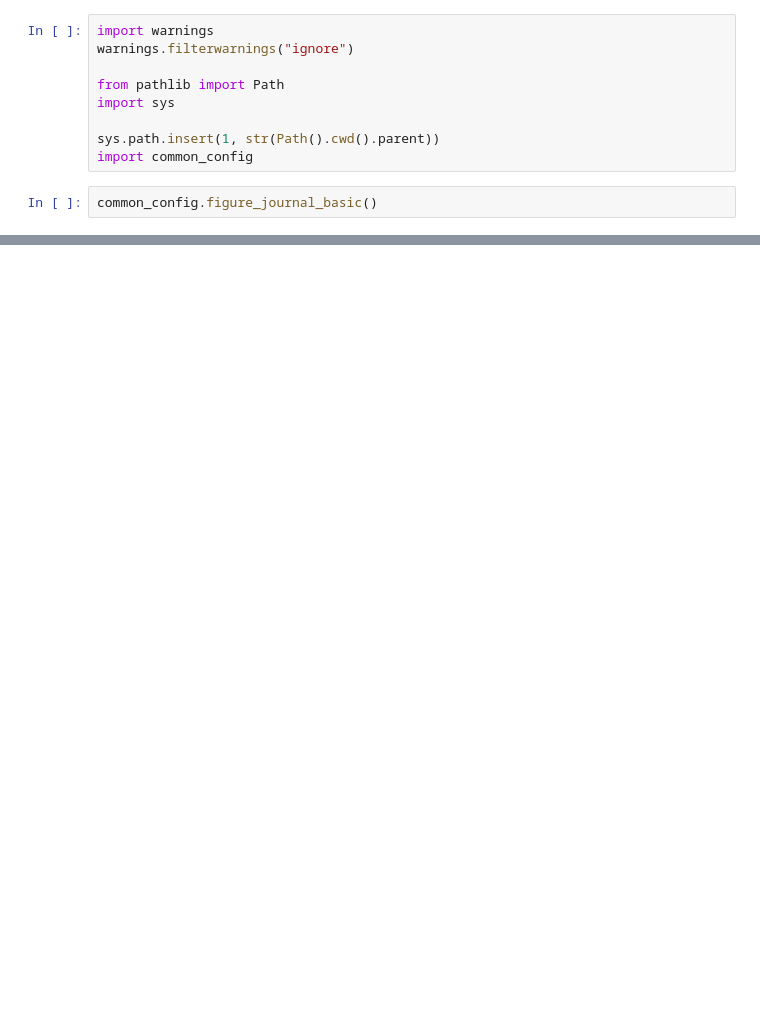
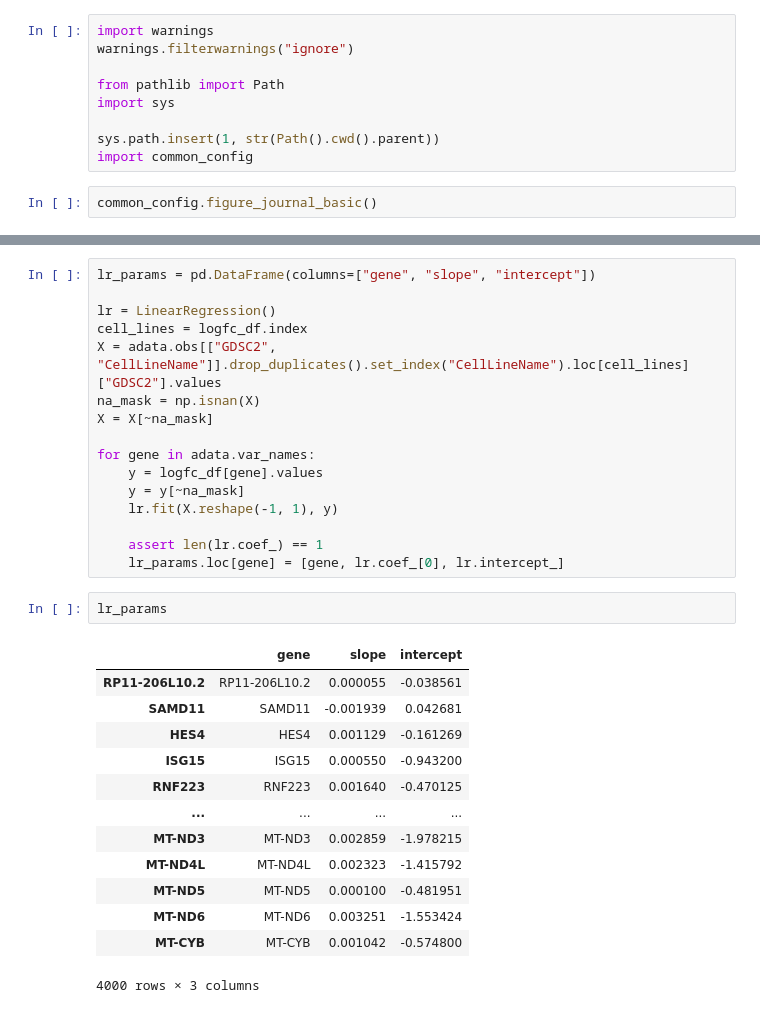
Before and after one commit to theislab/pertpy-reproducibility, a Jupyter notebook: mcfarland/04_mcfarland_drug_response.ipynb, the cells around one changed output, grey strips where cells are left out. Cells and saved outputs as stored; diff of their text form; blank space fills up the shorter version.

```diff
--- a/mcfarland/04_mcfarland_drug_response.ipynb
+++ b/mcfarland/04_mcfarland_drug_response.ipynb
@@ -75,0 +181,32 @@ Name: GDSC1, Length: 182875, dtype: float64
+# %%
+lr_params = pd.DataFrame(columns=["gene", "slope", "intercept"])
+
+lr = LinearRegression()
+cell_lines = logfc_df.index
+X = adata.obs[["GDSC2", "CellLineName"]].drop_duplicates().set_index("CellLineName").loc[cell_lines]["GDSC2"].values
+na_mask = np.isnan(X)
+X = X[~na_mask]
+
+for gene in adata.var_names:
+    y = logfc_df[gene].values
+    y = y[~na_mask]
+    lr.fit(X.reshape(-1, 1), y)
+
+    assert len(lr.coef_) == 1
+    lr_params.loc[gene] = [gene, lr.coef_[0], lr.intercept_]
+# %%
+lr_params
+# %% [output]
+|  | gene | slope | intercept |
+| RP11-206L10.2 | RP11-206L10.2 | 0.000055 | -0.038561 |
+| SAMD11 | SAMD11 | -0.001939 | 0.042681 |
+| HES4 | HES4 | 0.001129 | -0.161269 |
+| ISG15 | ISG15 | 0.000550 | -0.943200 |
+| RNF223 | RNF223 | 0.001640 | -0.470125 |
+| ... | ... | ... | ... |
+| MT-ND3 | MT-ND3 | 0.002859 | -1.978215 |
+| MT-ND4L | MT-ND4L | 0.002323 | -1.415792 |
+| MT-ND5 | MT-ND5 | 0.000100 | -0.481951 |
+| MT-ND6 | MT-ND6 | 0.003251 | -1.553424 |
+| MT-CYB | MT-CYB | 0.001042 | -0.574800 |
+4000 rows × 3 columns
```
Also changed, not shown: parts of 16 cells of this notebook, 1 other file.
